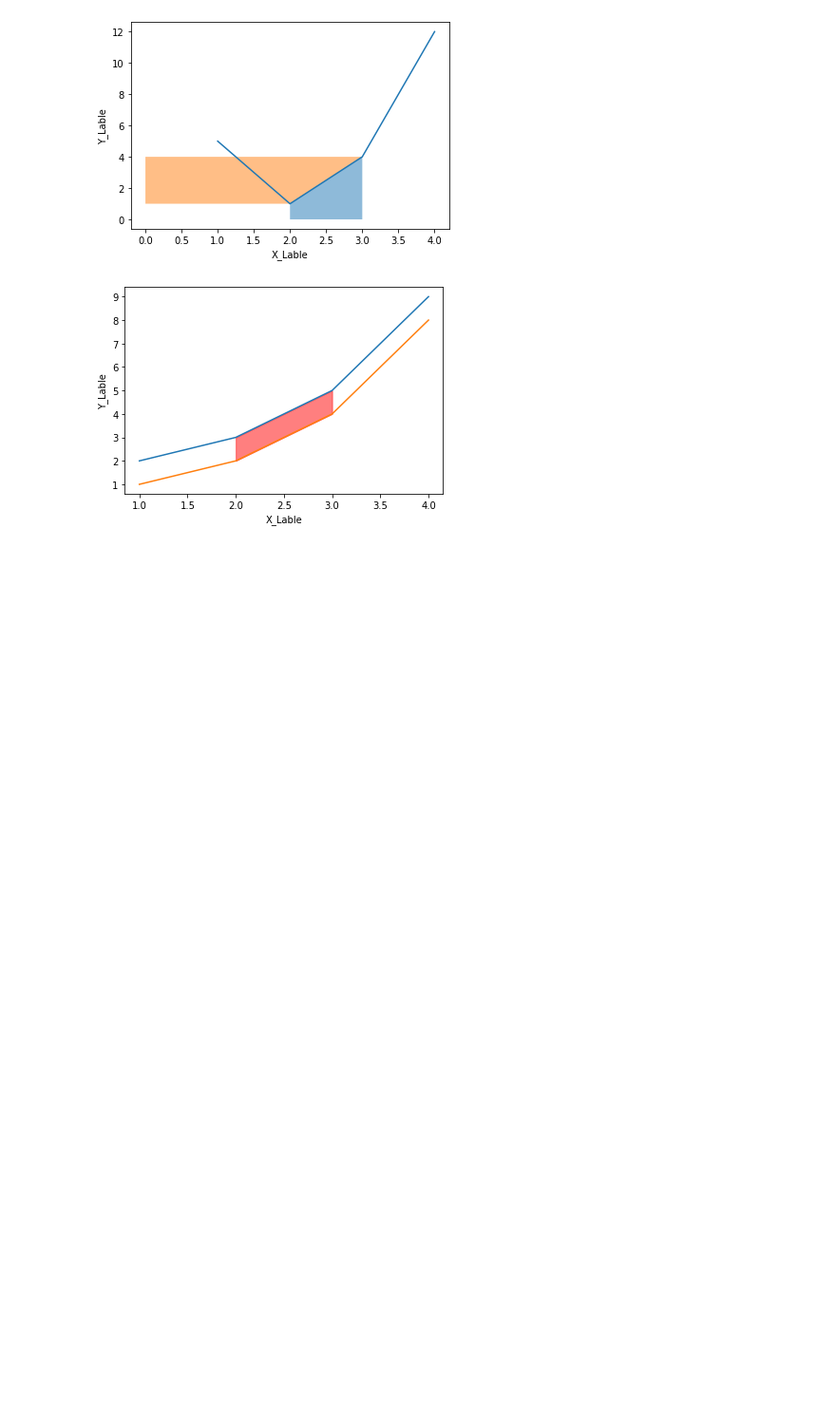
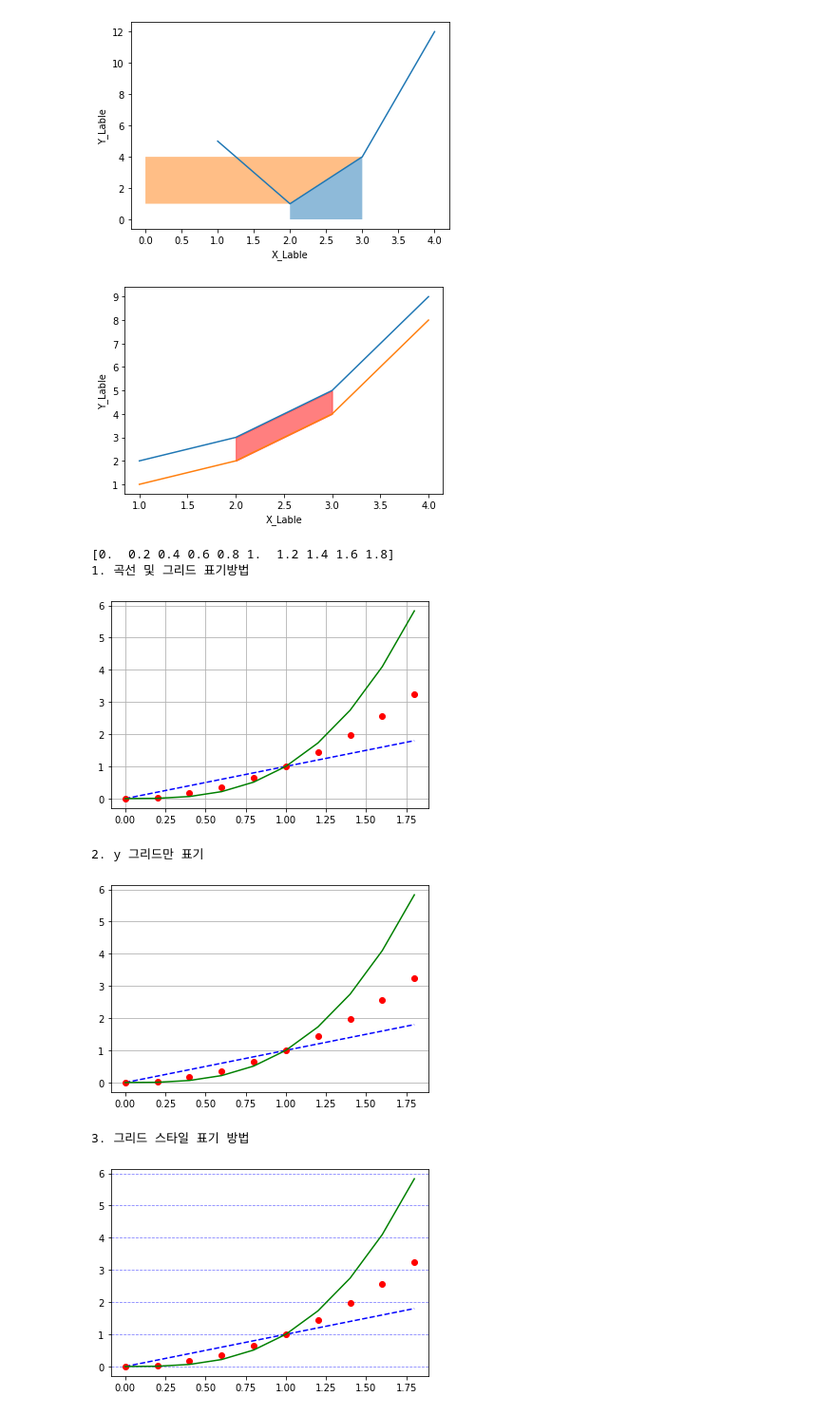
Before and after one commit to JGH94/python_MatplotLib, a Jupyter notebook: python_MatplotLib.ipynb, the cells around one changed output. Shown at 95% size. Drawn from its saved outputs; the diff is of its cells as text; code cells hidden in the pictures; blank space fills up the shorter version.

```diff
--- a/python_MatplotLib.ipynb
+++ b/python_MatplotLib.ipynb
@@ -133,3 +133,37 @@ plt.fill_between(x[1:3], y1[1:3],y2[1:3], color='red', alpha=0.5)
 plt.show()
 # %% [output]
 [figure]
+# %%
+# 여러 곡선 그리기
+x = np.arange(0,2,0.2)
+print(x)
+print("1. 곡선 및 그리드 표기방법")
+plt.plot(x,x,'b--',x,x**2,'ro',x,x**3,'g-')
+#그리드 표시
+plt.grid(True)
+plt.show()
+
+# Y 그리드만 표시 -- y를 x로 바꾸면 x좌표만 표기됨
+x = np.arange(0,2,0.2)
+print("2. y 그리드만 표기")
+plt.plot(x,x,'b--',x,x**2,'ro',x,x**3,'g-')
+#그리드 표시
+plt.grid(True, axis='y')
+plt.show()
+
+
+# 그리드 스타일 표기
+x = np.arange(0,2,0.2)
+print("3. 그리드 스타일 표기 방법")
+plt.plot(x,x,'b--',x,x**2,'ro',x,x**3,'g-')
+#그리드 표시
+plt.grid(True, axis='y', color = 'blue', alpha = 0.5, linestyle = '--')
+plt.show()
+# %% [output]
+[0.  0.2 0.4 0.6 0.8 1.  1.2 1.4 1.6 1.8]
+1. 곡선 및 그리드 표기방법
+[figure, added]
+2. y 그리드만 표기
+[figure, added]
+3. 그리드 스타일 표기 방법
+[figure, added]
```
